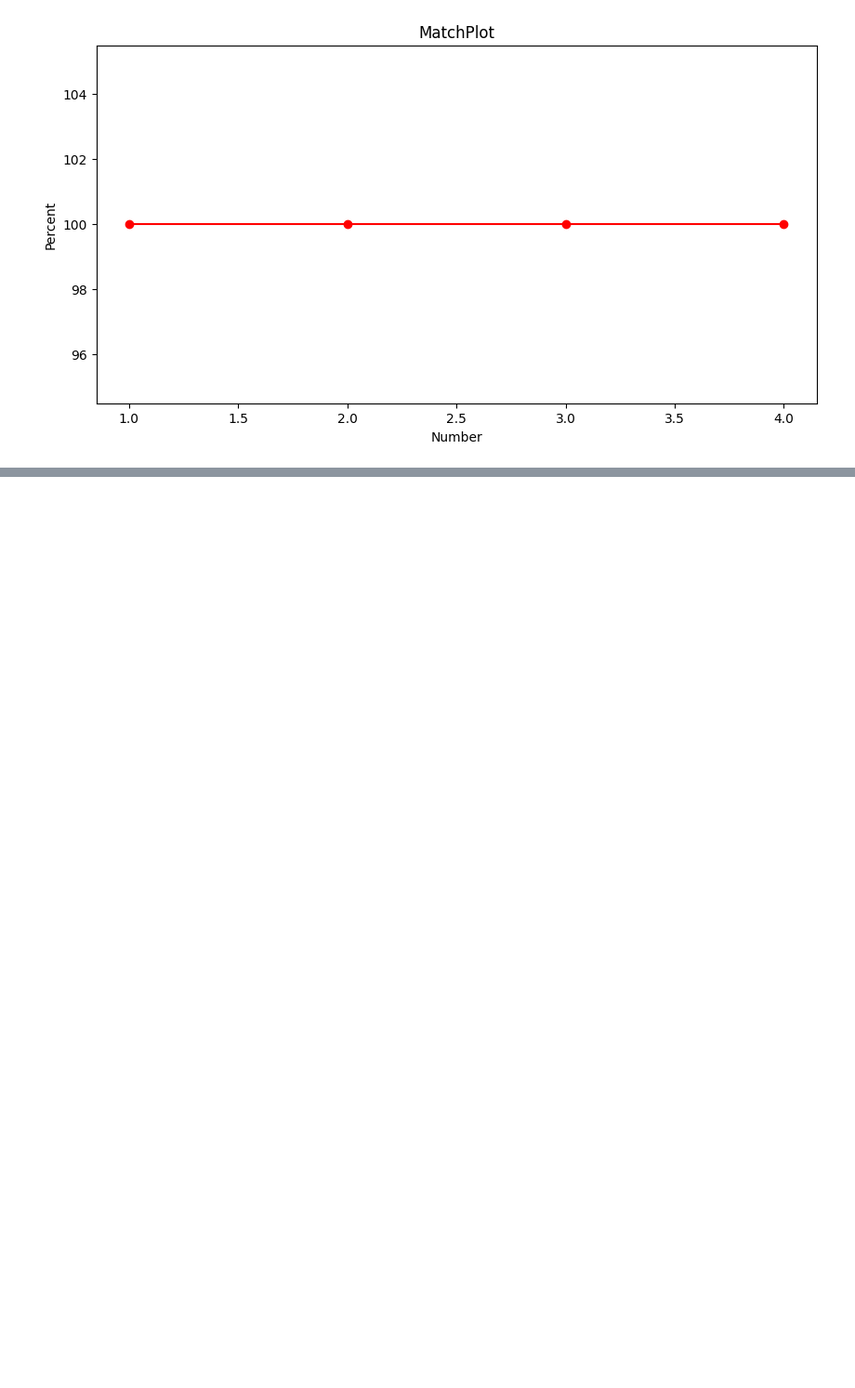
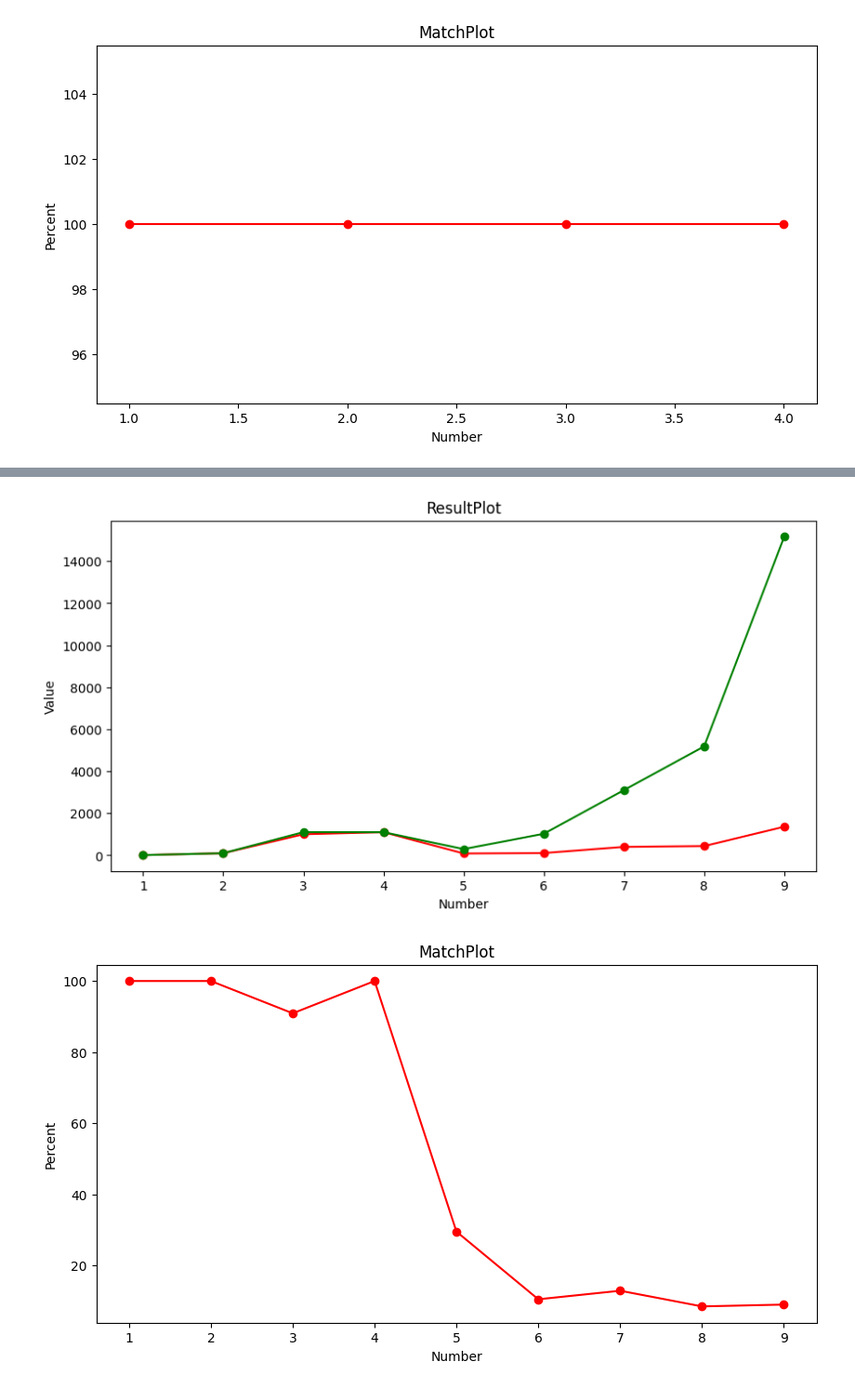
Before and after one commit to IvanyutinSA/KnapsackProblem, a Jupyter notebook: compilation.ipynb, the cells around one changed output, grey strips where cells are left out. Shown at 93% size. Saved outputs shown, nothing was run; the diff lists cells and outputs as text; code cells hidden in the pictures; blank space fills up the shorter version.

```diff
--- a/compilation.ipynb
+++ b/compilation.ipynb
@@ -141,0 +254,7 @@ vis.MatchPlot(y_hat, y)
+# %%
+from tests.lib_tests import lib_tests
+
+y_hat, lib_results, y = lib_tests()
+
+print("our_alg\tlib_alg\tcorrect")
+display_pairs(y_hat, lib_results, y)
@@ -141,0 +272,6 @@ vis.MatchPlot(y_hat, y)
+# %%
+vis.ResultPlot(y_hat, y)
+vis.MatchPlot(y_hat, y)
+# %% [output]
+[figure, added]
+[figure, added]
```
Also changed, not shown: parts of 19 cells of this notebook, 18 other files.
